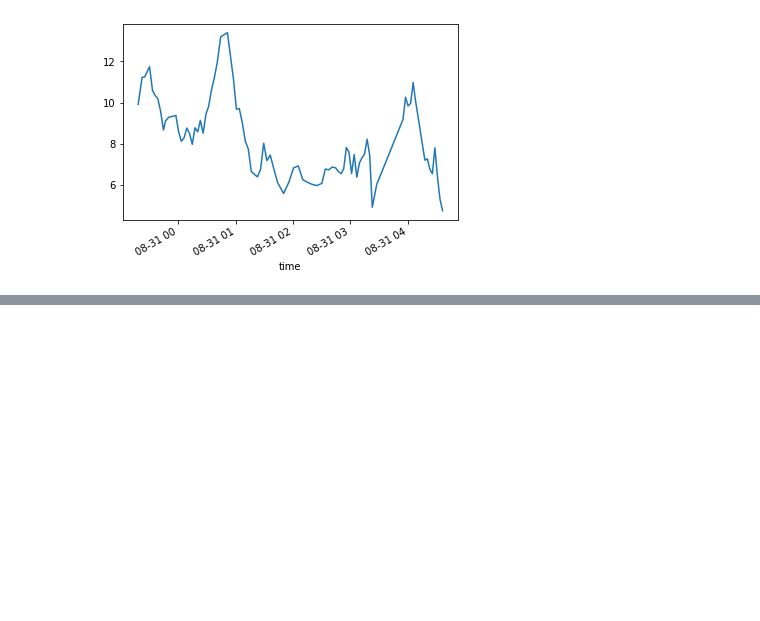
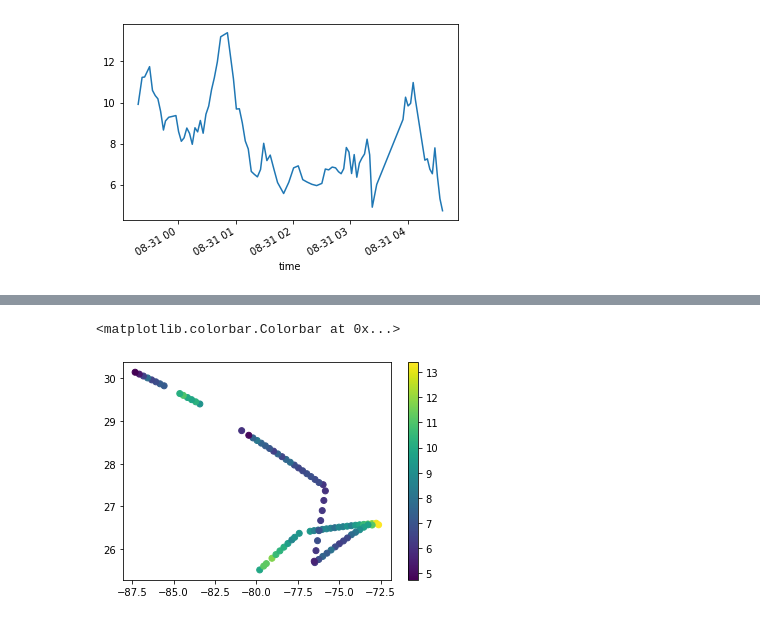
Before and after one commit to Arthur117/sfmr, a Jupyter notebook: sfmr_coloc.ipynb, the cells around one changed output, grey strips where cells are left out. Drawn from its saved outputs; the diff is of its cells as text; code cells hidden in the pictures; blank space fills up the shorter version.

```diff
--- a/sfmr_coloc.ipynb
+++ b/sfmr_coloc.ipynb
@@ -17,9 +18,9 @@ print('Time interval: ', ds_sfmr.attrs['TimeInterval'])
 Time interval:  22:56:32-04:40:27
 # %%
 # SCAT or RAD
-p_sct  = '/home/arthur/data/scatterometer/KNMI/product_JF_rotated_filtered_v2/POLAR/2019/AL052019/POL_ascat_20190830_004500_metopa_66735_srv_o_125_ovw.nc'
+p_sct  = '/home/arthur/data/scatterometer/KNMI/product_JF_rotated_filtered/POLAR/2019/AL052019/POL_ascat_20190830_004500_metopa_66735_srv_o_125_ovw.nc'
 ds_sct = xr.open_dataset(p_sct)
-P_SCT  = '/home/arthur/data/scatterometer/KNMI/product_JF_v2/' + ds_sct.data_file.item()
+P_SCT  = '/home/arthur/data/scatterometer/KNMI/product_JF/' + ds_sct.data_file.item()
 DS_SCT = xr.open_dataset(P_SCT)
 # %%
 track_df = pd.DataFrame(
@@ -47,0 +66,5 @@ sfmr_df.SWS.plot()
+# %%
+plt.scatter(sfmr_df['LON'], sfmr_df['LAT'], c=sfmr_df['SWS']);plt.colorbar()
+# %% [output]
+<matplotlib.colorbar.Colorbar at 0x...>
+[figure, added]
```
Also changed, not shown: parts of 3 cells of this notebook.
